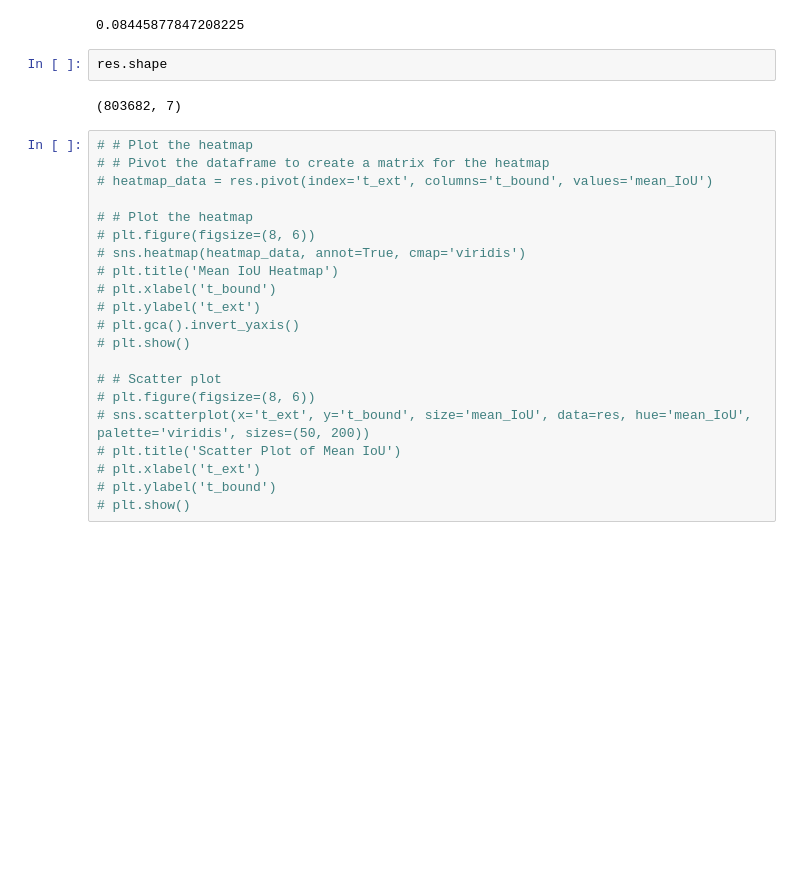
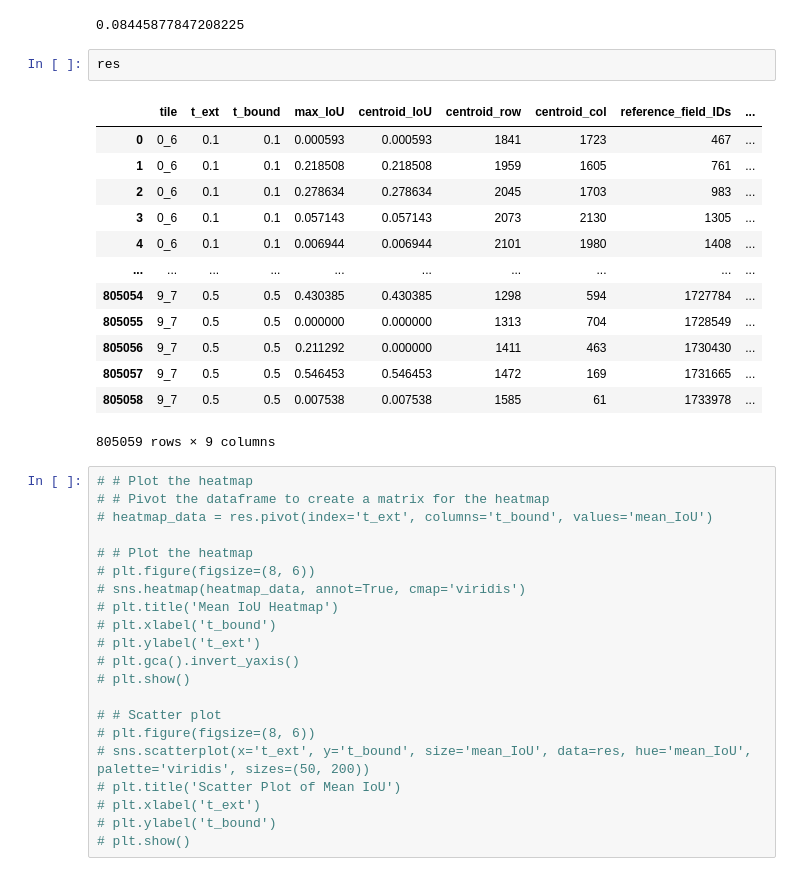
Before and after one commit to florus82/field-scripts, a Jupyter notebook: from_Philippe/check_csv_output_decode.ipynb, the cells around one changed output. Drawn from its saved outputs; the diff is of its cells as text; blank space fills up the shorter version.

```diff
--- a/from_Philippe/check_csv_output_decode.ipynb
+++ b/from_Philippe/check_csv_output_decode.ipynb
@@ -120,9 +121,21 @@ plt.show()
 # %% [output]
 0.08445877847208225
 # %%
-res.shape
+res
 # %% [output]
+|  | tile | t_ext | t_bound | max_IoU | centroid_IoU | centroid_row | centroid_col | reference_field_IDs | ... |
+| 0 | 0_6 | 0.1 | 0.1 | 0.000593 | 0.000593 | 1841 | 1723 | 467 | ... |
+| 1 | 0_6 | 0.1 | 0.1 | 0.218508 | 0.218508 | 1959 | 1605 | 761 | ... |
+| 2 | 0_6 | 0.1 | 0.1 | 0.278634 | 0.278634 | 2045 | 1703 | 983 | ... |
+| 3 | 0_6 | 0.1 | 0.1 | 0.057143 | 0.057143 | 2073 | 2130 | 1305 | ... |
+| 4 | 0_6 | 0.1 | 0.1 | 0.006944 | 0.006944 | 2101 | 1980 | 1408 | ... |
+| ... | ... | ... | ... | ... | ... | ... | ... | ... | ... |
+| 805054 | 9_7 | 0.5 | 0.5 | 0.430385 | 0.430385 | 1298 | 594 | 1727784 | ... |
+| 805055 | 9_7 | 0.5 | 0.5 | 0.000000 | 0.000000 | 1313 | 704 | 1728549 | ... |
+| 805056 | 9_7 | 0.5 | 0.5 | 0.211292 | 0.000000 | 1411 | 463 | 1730430 | ... |
+| 805057 | 9_7 | 0.5 | 0.5 | 0.546453 | 0.546453 | 1472 | 169 | 1731665 | ... |
+| 805058 | 9_7 | 0.5 | 0.5 | 0.007538 | 0.007538 | 1585 | 61 | 1733978 | ... |
-(803682, 7)
+805059 rows × 9 columns
 # %%
 # # Plot the heatmap
 # # Pivot the dataframe to create a matrix for the heatmap
```
Also changed, not shown: parts of 1 cell of this notebook, 2 other files.
